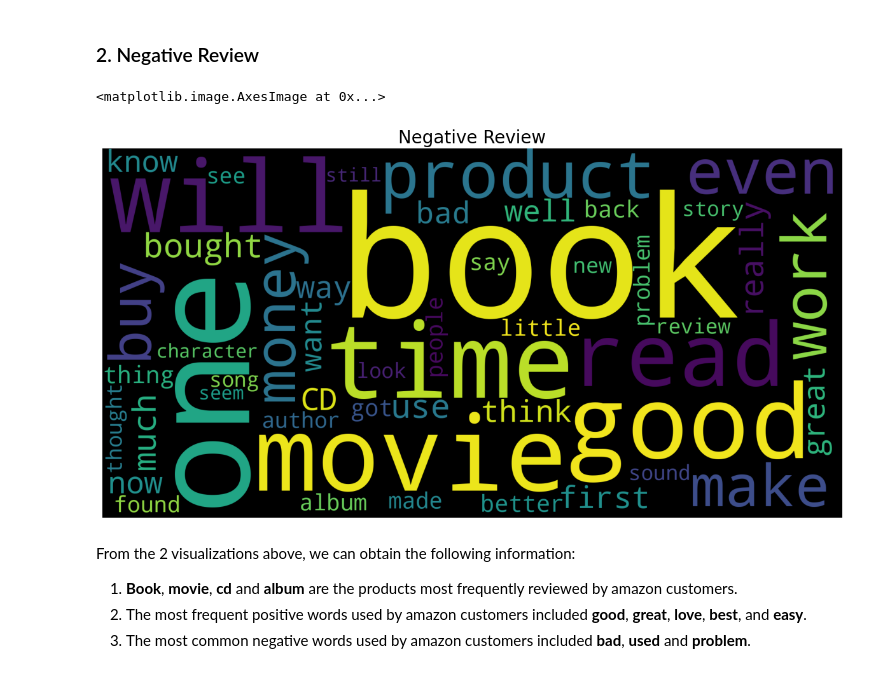
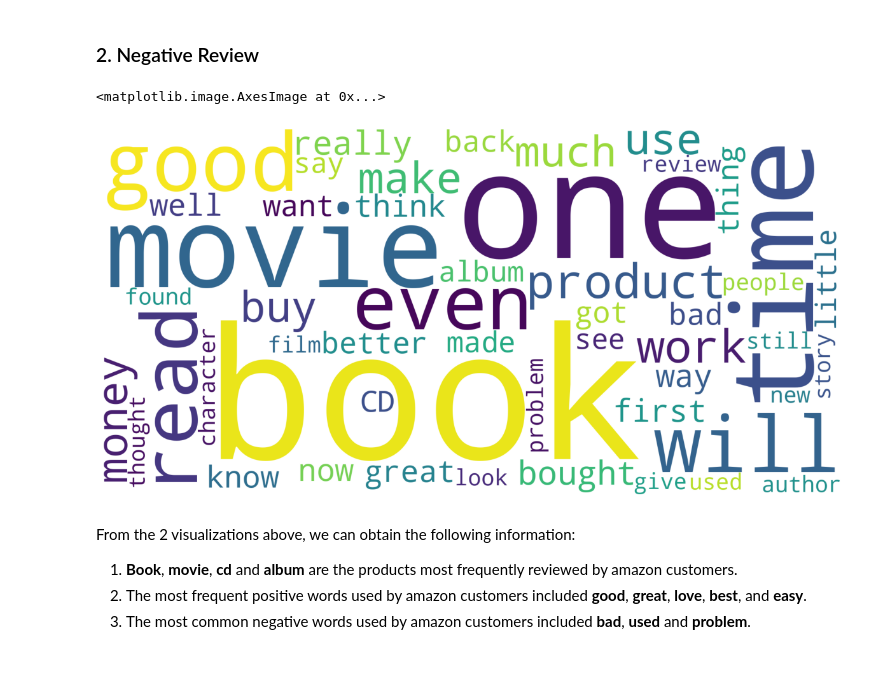
Before and after one commit to ahmadluay9/-Sentiment-Analysis-of-Amazon-Customer-Reviews, a Jupyter notebook: Notebook_Sentiment_Analysis_of_Amazon_Customer_Reviews.ipynb, the cells around one changed output. Saved outputs shown, nothing was run; the diff lists cells and outputs as text; code cells hidden in the pictures.

```diff
--- a/Notebook_Sentiment_Analysis_of_Amazon_Customer_Reviews.ipynb
+++ b/Notebook_Sentiment_Analysis_of_Amazon_Customer_Reviews.ipynb
@@ -189,8 +189,8 @@ positive = df[df['class_index']==2]
 negative = df[df['class_index']==1]
 # %%
 # sampling
-positive = positive.sample(25000, random_state=46).sort_index()
-negative = negative.sample(25000, random_state=48).sort_index()
+positive = positive.sample(10000, random_state=46).sort_index()
+negative = negative.sample(10000, random_state=48).sort_index()
 # %%
 # concat the dataframe
 data = [positive,negative]
@@ -451,16 +456,16 @@ plt.imshow(cloud_positive)
 # %%
 # Creating wordcloud
 text_negative = negative_review.review_text.values
-cloud_negative = WordCloud(max_words=50, background_color="black",width=2000,height=1000).generate(" ".join(text_negative))
+cloud_negative = WordCloud(max_words=50, background_color="white",width=2000,height=1000).generate(" ".join(text_negative))
 
 # Showing wordcloud
 plt.figure(figsize=(15,10))
 plt.axis('off')
-plt.title("Negative Review",fontsize=20)
+# plt.title("Negative Review",fontsize=20)
 plt.imshow(cloud_negative)
 # %% [output]
 <matplotlib.image.AxesImage at 0x...>
-[figure, old version]
+[figure, new version]
 # %% [markdown]
 From the 2 visualizations above, we can obtain the following information:
 1. **Book**, **movie**, **cd** and **album** are the products most frequently reviewed by amazon customers.
```
Also changed, not shown: parts of 61 cells of this notebook, 1 other file.
